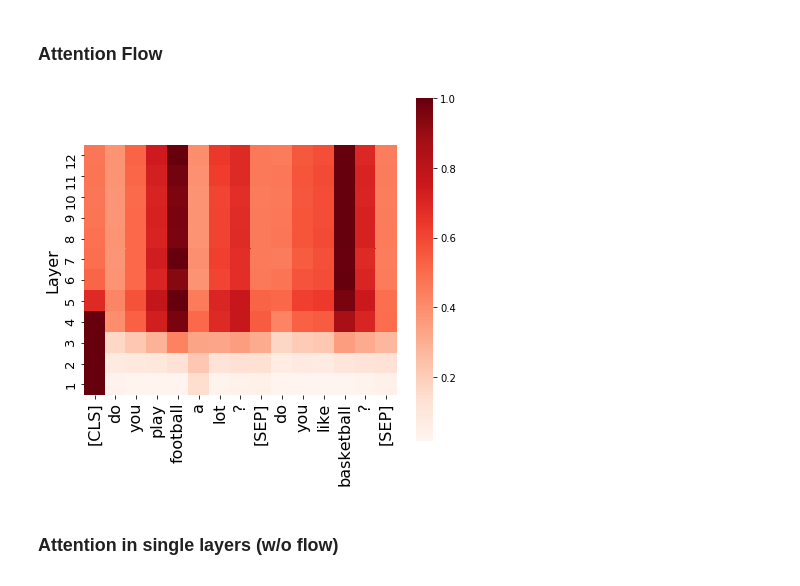
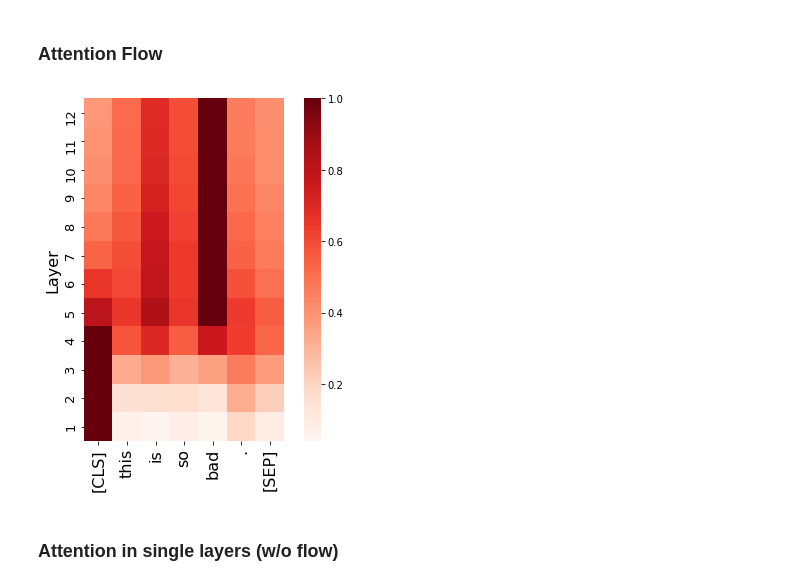
Before and after one commit to mohsenfayyaz/GlobEnc, a Jupyter notebook: notebooks/attention_flow.ipynb, the cells around one changed output. Drawn from its saved outputs; the diff is of its cells as text; code cells hidden in the pictures.

```diff
--- a/notebooks/attention_flow.ipynb
+++ b/notebooks/attention_flow.ipynb
@@ -53,12 +51,12 @@ with open('../src/configs/experiments_config.yaml', "r") as f:
 # Possible Configs: BERT-base    ->  [SST2, MNLI, HATEXPLAIN],
 #                   BERT-large   ->  [SST2-BERT-large, MNLI-BERT-large, HATEXPLAIN-BERT-large]
 #                   ELECTRA-base ->  [SST2-ELECTRA, MNLI-ELECTRA, HATEXPLAIN-ELECTRA]
-config = config["MNLI"]  # (Load different experiments config i.e. model, dataset and more)
+config = config["SST2"]  # (Load different experiments config i.e. model, dataset and more)
 
 config["FLOW_METHOD"] = FlowMethods.ROLLOUT
 config["NUM_CPUS"] = 1  # If n<2 ? sequential : use p_map (Just for maxflow)
 config["OUTPUT_HIDDEN_STATES"] = True  # Default: True (Outputs flow up to each layer)
-config["DATASET_SIZE_LIMIT"] = 2000  # Default: None (no limit)
+config["DATASET_SIZE_LIMIT"] = None  # Default: None (no limit)
 config["DELETE_SEP"] = False  # Default: False (Visualizations will not work if set to True)
 
 config
@@ -359,42 +360,41 @@ def plot_flow_heatmaps_cls(idx, specific_method=None):
         norm_cls = np.flip(norm_cls, axis=0)
         row_sums = norm_cls.max(axis=1)
         norm_cls = norm_cls / row_sums[:, np.newaxis]
-
-        df = pd.DataFrame(norm_cls, columns=tokenized_text, index=range(12, 0, -1))
+        df = pd.DataFrame(norm_cls, columns=tokenized_text, index=range(len(norm_cls), 0, -1))
         ax = sns.heatmap(df,cmap="Reds",square=True)
         bottom, top = ax.get_ylim()
         ax.set_ylim(bottom + 0.5, top - 0.5)
 #         plt.title(key, fontsize=16)
         plt.ylabel("Layer", fontsize=16)
         plt.xticks(rotation = 90, fontsize=16)
         plt.yticks(fontsize=13)
         plt.gcf().subplots_adjust(bottom=0.2)
 
 # 320, 493, 599, 746
 # len14: 18,
 # len13: 4, 29, 396, 738
 # sst2 errors: 112, 171, 183, 205, 271, 312
 # mnli: 918, 475, 615, 1181, 1722
 
-idx = 1722
+idx = 493
 pdf = matplotlib.backends.backend_pdf.PdfPages(f"{config['DATASET']}_{idx}_rollout_cls.pdf")
 plot_flow_heatmaps_cls(idx, specific_method="N-Enc")
 # plot_flow_heatmaps_cls(idx, specific_method=None)
 # fig.tight_layout()
 plt.savefig(pdf, format='pdf')
 pdf.close()
 
 
 # for i in range(len(attention_flows["W"])):
 #     test_idx = i
 #     encoded = encoder_func(test_idx)
 #     tokenized_text = tokenizer.convert_ids_to_tokens(encoded["input_ids"][0])
 #     if 14 < len(tokenized_text) < 16 and "#" not in "".join(tokenized_text):
 #         print("idx =", i)
 #         plot_flow_heatmaps_cls(test_idx, specific_method="N-Enc")
 #         plt.show()
 # %% [output]
-[figure, old version]
+[figure, new version]
 # %%
 import matplotlib.backends.backend_pdf
 
```
Also changed, not shown: parts of 8 cells of this notebook.
